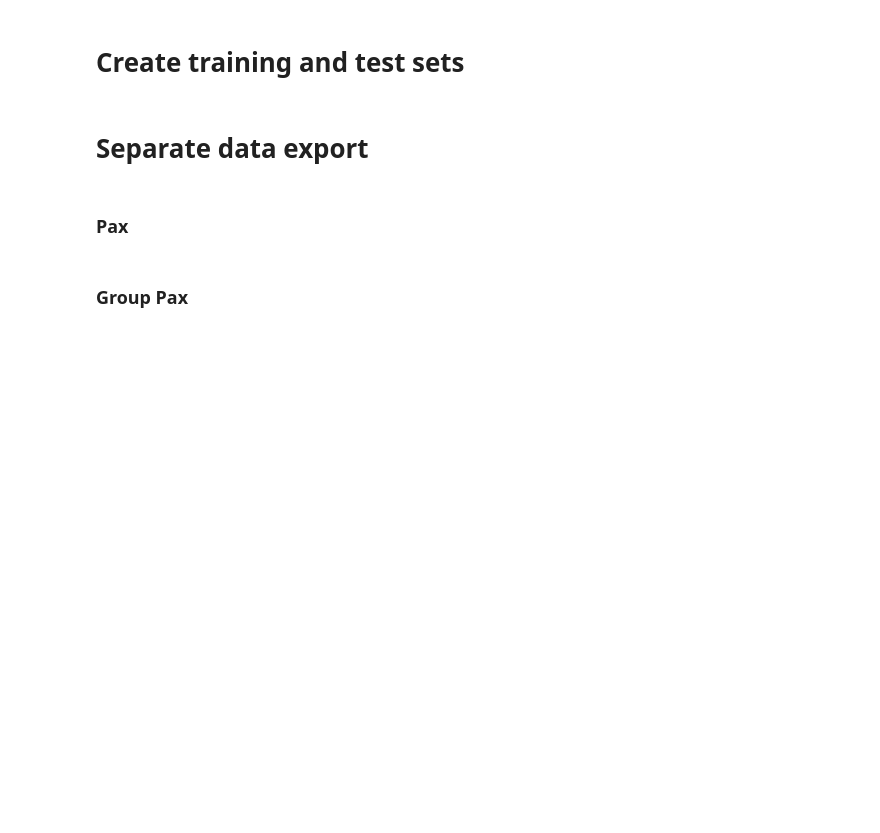
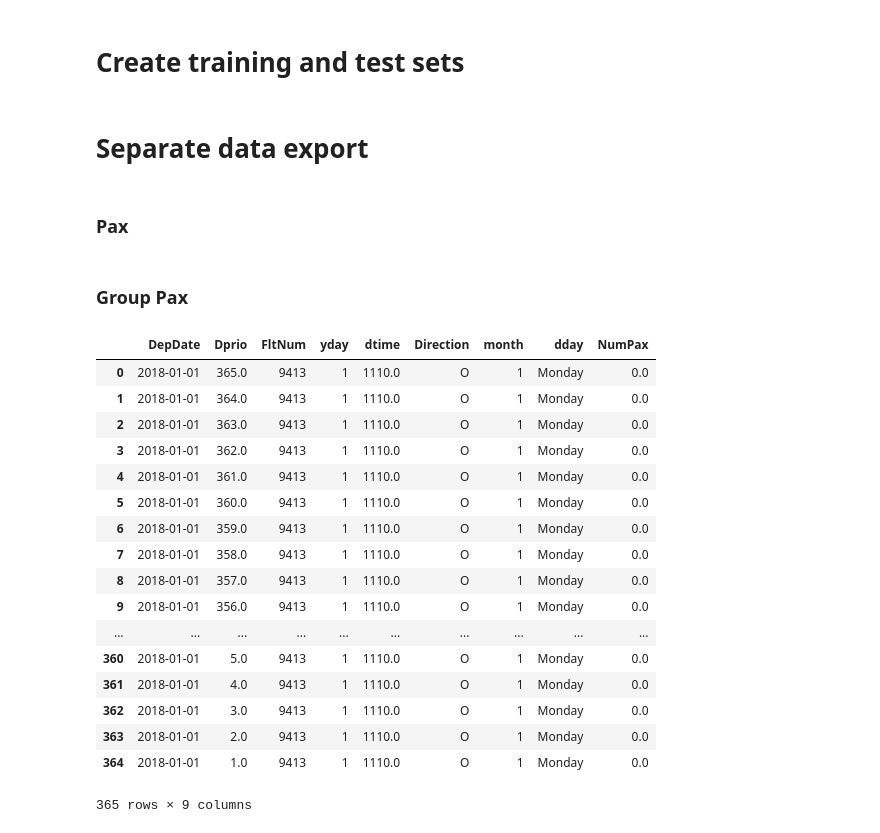
Before and after one commit to dkremlg/el, a Jupyter notebook: 1_Prepare_R_Input.ipynb, the cells around one changed output. Saved outputs shown, nothing was run; the diff lists cells and outputs as text; code cells hidden in the pictures; blank space fills up the shorter version.

```diff
--- a/1_Prepare_R_Input.ipynb
+++ b/1_Prepare_R_Input.ipynb
@@ -99,7 +99,7 @@ Data['month']=Data['DepDate'].apply(lambda x: int(x.month))
 Data['Dprio']=(Data['DepDate']-Data['IssueDate']).apply(lambda x: float(x.days))
 Data=Data.loc[(Data['Dprio']>0)&(Data['Dprio']<=366)&(Data['NumPax']>0)&(~pd.isnull(Data['DepTime'])),:]
 
-Data=Data.sort_values(by=['DepDate','dtime','Dprio'],ascending=[True,True,False])
+Data=Data.sort_values(by=['DepDate','FltNum','dtime','Dprio'],ascending=[True,True,True,False])
 
 # CAPACITY SMOOTHING
 
@@ -139,13 +140,13 @@ Dropdown_comb.to_csv('~/Data/FrontEnd_Input/Capacity_forPlots.csv',index=False)
 # %% [markdown]
 # Pax Data
 # %%
-Pax=Data[['DepDate','Dprio','yday','dtime','Direction','month','dday','NumPax']].copy()
-Pax=Pax.set_index(['DepDate','Dprio','yday','dtime','Direction','month','dday'])
+Pax=Data[['DepDate','Dprio','FltNum','yday','dtime','Direction','month','dday','NumPax']].copy()
+Pax=Pax.set_index(['DepDate','Dprio','FltNum','yday','dtime','Direction','month','dday'])
 
-Pax=Pax.groupby(level=[0,2,3,4,5,6]).diff().reset_index()
+Pax=Pax.groupby(level=[0,2,3,4,5,6,7]).diff().reset_index()
 Pax=Pax.dropna(how='any')
 
-Data_NoObs=Pax.loc[:,['DepDate','yday','dtime','Direction','month','dday']].drop_duplicates().copy()
+Data_NoObs=Pax.loc[:,['DepDate','FltNum','yday','dtime','Direction','month','dday']].drop_duplicates().copy()
 
 distinct_flights=Data_NoObs.shape[0]
 Data_NoObs.index=range(Data_NoObs.shape[0])
@@ -157,19 +158,19 @@ Data_NoObs['NumPax']=0
 Data_NoObs=Data_NoObs[Pax.columns]
 
 Pax=pd.concat([Pax,Data_NoObs])
-Pax=Pax.drop_duplicates(subset=['DepDate','Dprio','yday','dtime','Direction','month','dday'])
+Pax=Pax.drop_duplicates(subset=['DepDate','Dprio','FltNum','yday','dtime','Direction','month','dday'])
 
-Pax=Pax.sort_values(by=['DepDate','dtime','Dprio'],ascending=[True,True,False])
+Pax=Pax.sort_values(by=['DepDate','FltNum','dtime','Dprio'],ascending=[True,True,True,False])
 Pax.index=range(Pax.shape[0])
 # %% [markdown]
 # Group bookings
 # %%
-GroupPax=Data[['DepDate','Dprio','yday','dtime','Direction','month','dday','Group pax']].copy()
-GroupPax=GroupPax.set_index(['DepDate','Dprio','yday','dtime','Direction','month','dday'])
+GroupPax=Data[['DepDate','Dprio','FltNum','yday','dtime','Direction','month','dday','Group pax']].copy()
+GroupPax=GroupPax.set_index(['DepDate','Dprio','FltNum','yday','dtime','Direction','month','dday'])
 
-GroupPax=GroupPax.groupby(level=[0,2,3,4,5,6]).diff().reset_index()
+GroupPax=GroupPax.groupby(level=[0,2,3,4,5,6,7]).diff().reset_index()
 GroupPax=GroupPax.dropna(how='any')
-Data_NoObs=GroupPax.loc[:,['DepDate','yday','dtime','Direction','month','dday']].drop_duplicates().copy()
+Data_NoObs=GroupPax.loc[:,['DepDate','FltNum','yday','dtime','Direction','month','dday']].drop_duplicates().copy()
 
 distinct_flights=Data_NoObs.shape[0]
 Data_NoObs.index=range(Data_NoObs.shape[0])
@@ -181,14 +182,14 @@ Data_NoObs['Group pax']=0
 Data_NoObs=Data_NoObs[GroupPax.columns]
 
 GroupPax=pd.concat([GroupPax,Data_NoObs])
-GroupPax=GroupPax.drop_duplicates(subset=['DepDate','Dprio','yday','dtime','Direction','month','dday'])
+GroupPax=GroupPax.drop_duplicates(subset=['DepDate','Dprio','FltNum','yday','dtime','Direction','month','dday'])
 
-GroupPax=GroupPax.sort_values(by=['DepDate','dtime','Dprio'],ascending=[True,True,False])
+GroupPax=GroupPax.sort_values(by=['DepDate','FltNum','dtime','Dprio'],ascending=[True,True,True,False])
 GroupPax.index=range(GroupPax.shape[0])
 # %% [markdown]
 # Remove group bookings from revenue and pax data
 # %%
-Pax=Pax.merge(GroupPax,on=['DepDate','Dprio','yday','dtime','Direction','month','dday'])
+Pax=Pax.merge(GroupPax,on=['DepDate','Dprio','FltNum','yday','dtime','Direction','month','dday'])
 Pax['NumPax']=Pax['NumPax']-Pax['Group pax']
 Pax=Pax[[x for x in Pax.columns if x!='Group pax']]
 # %% [markdown]
@@ -224,0 +229,21 @@ GroupPax.to_csv('~/Data/Intermediate_Output/GroupPax.csv',index=False)
+# %%
+Pax.loc[(Pax['DepDate']=='2018-01-01')&(Pax['FltNum']=='9413'),:]
+# %% [output]
+|  | DepDate | Dprio | FltNum | yday | dtime | Direction | month | dday | NumPax |
+| 0 | 2018-01-01 | 365.0 | 9413 | 1 | 1110.0 | O | 1 | Monday | 0.0 |
+| 1 | 2018-01-01 | 364.0 | 9413 | 1 | 1110.0 | O | 1 | Monday | 0.0 |
+| 2 | 2018-01-01 | 363.0 | 9413 | 1 | 1110.0 | O | 1 | Monday | 0.0 |
+| 3 | 2018-01-01 | 362.0 | 9413 | 1 | 1110.0 | O | 1 | Monday | 0.0 |
+| 4 | 2018-01-01 | 361.0 | 9413 | 1 | 1110.0 | O | 1 | Monday | 0.0 |
+| 5 | 2018-01-01 | 360.0 | 9413 | 1 | 1110.0 | O | 1 | Monday | 0.0 |
+| 6 | 2018-01-01 | 359.0 | 9413 | 1 | 1110.0 | O | 1 | Monday | 0.0 |
+| 7 | 2018-01-01 | 358.0 | 9413 | 1 | 1110.0 | O | 1 | Monday | 0.0 |
+| 8 | 2018-01-01 | 357.0 | 9413 | 1 | 1110.0 | O | 1 | Monday | 0.0 |
+| 9 | 2018-01-01 | 356.0 | 9413 | 1 | 1110.0 | O | 1 | Monday | 0.0 |
+| ... | ... | ... | ... | ... | ... | ... | ... | ... | ... |
+| 360 | 2018-01-01 | 5.0 | 9413 | 1 | 1110.0 | O | 1 | Monday | 0.0 |
+| 361 | 2018-01-01 | 4.0 | 9413 | 1 | 1110.0 | O | 1 | Monday | 0.0 |
+| 362 | 2018-01-01 | 3.0 | 9413 | 1 | 1110.0 | O | 1 | Monday | 0.0 |
+| 363 | 2018-01-01 | 2.0 | 9413 | 1 | 1110.0 | O | 1 | Monday | 0.0 |
+| 364 | 2018-01-01 | 1.0 | 9413 | 1 | 1110.0 | O | 1 | Monday | 0.0 |
+365 rows × 9 columns
```
Also changed, not shown: parts of 5 cells of this notebook, 9 other files.
